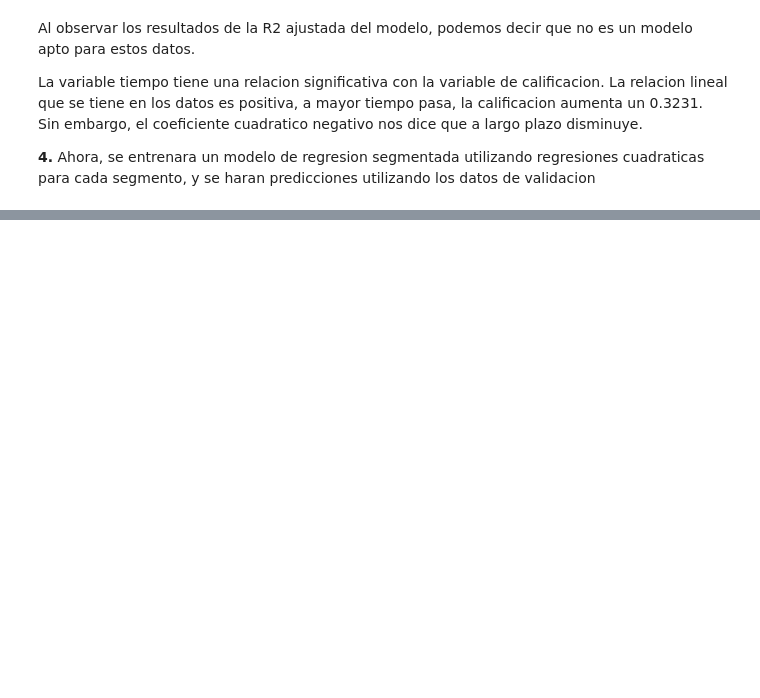
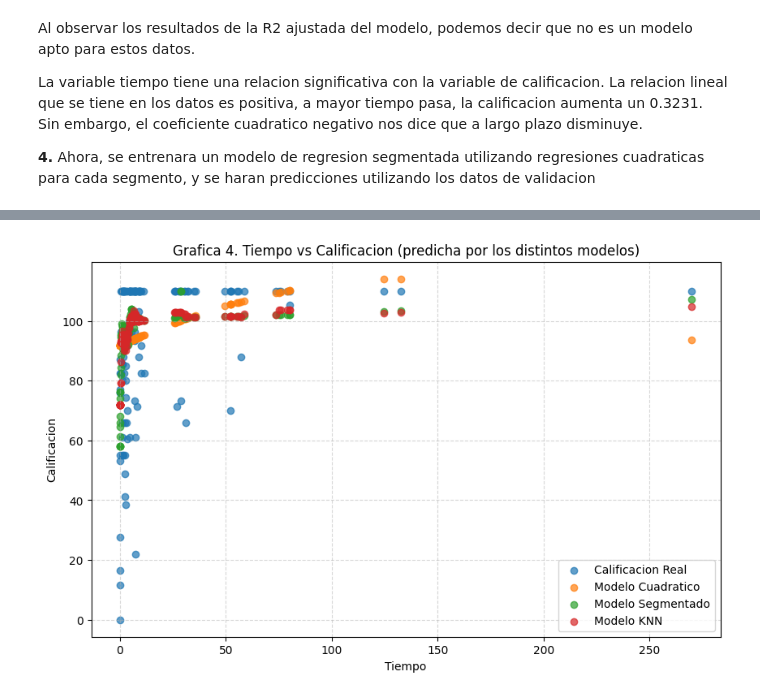
Before and after one commit to hectorcamachoz/Regresion_No_Lineal, a Jupyter notebook: A1_6_594557.ipynb, the cells around one changed output, grey strips where cells are left out. Saved outputs shown, nothing was run; the diff lists cells and outputs as text; code cells hidden in the pictures; blank space fills up the shorter version.

```diff
--- a/A1_6_594557.ipynb
+++ b/A1_6_594557.ipynb
@@ -139,0 +176,14 @@ RSE:  20.85827215850957
+# %%
+plt.figure(figsize=(10, 6))
+plt.scatter(x_test, y_test, label='Calificacion Real', alpha = 0.7)
+plt.scatter(x_test, yhat_md, label='Modelo Cuadratico', alpha = 0.7)
+plt.scatter(x_test, yhat_ms, label='Modelo Segmentado', alpha = 0.7)
+plt.scatter(x_test, yhat_mk, label='Modelo KNN', alpha = 0.7)
+plt.xlabel('Tiempo')
+plt.ylabel('Calificacion')
+plt.title('Grafica 4. Tiempo vs Calificacion (predicha por los distintos modelos)')
+plt.grid(True, linestyle = '--',alpha = 0.5)
+plt.legend()
+plt.show()
+# %% [output]
+[figure, added]
```
Also changed, not shown: parts of 11 cells of this notebook.
